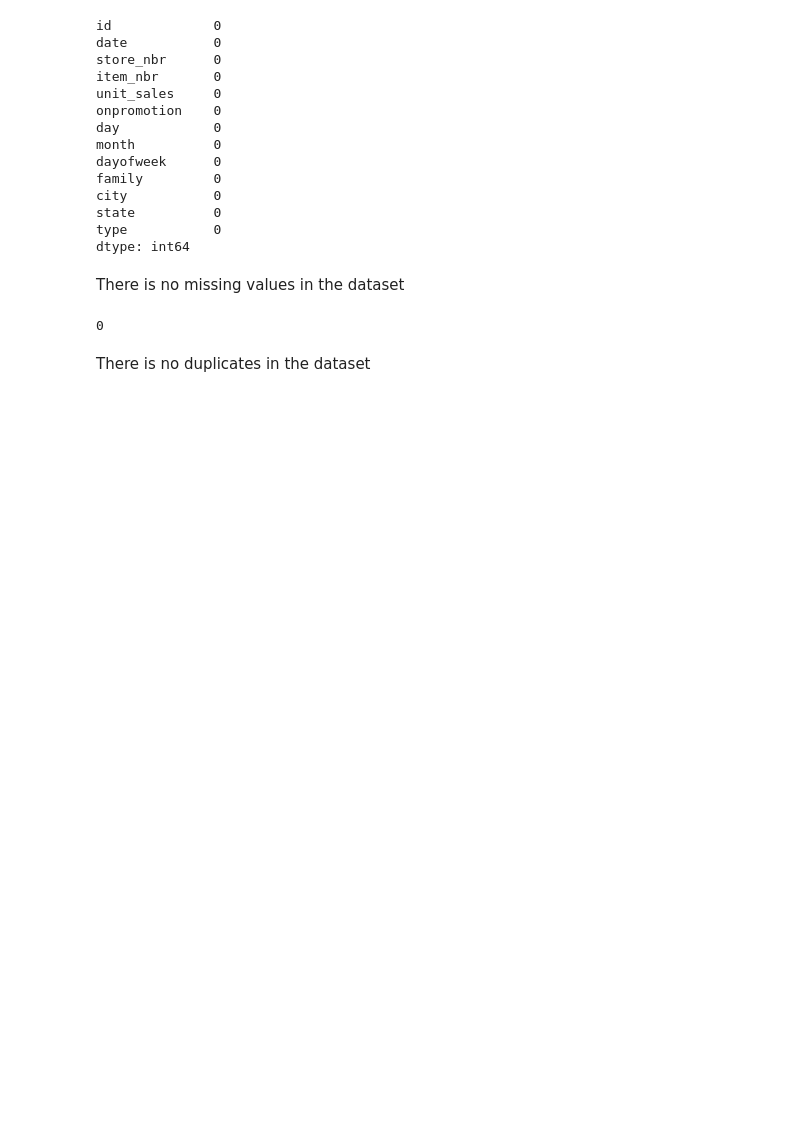
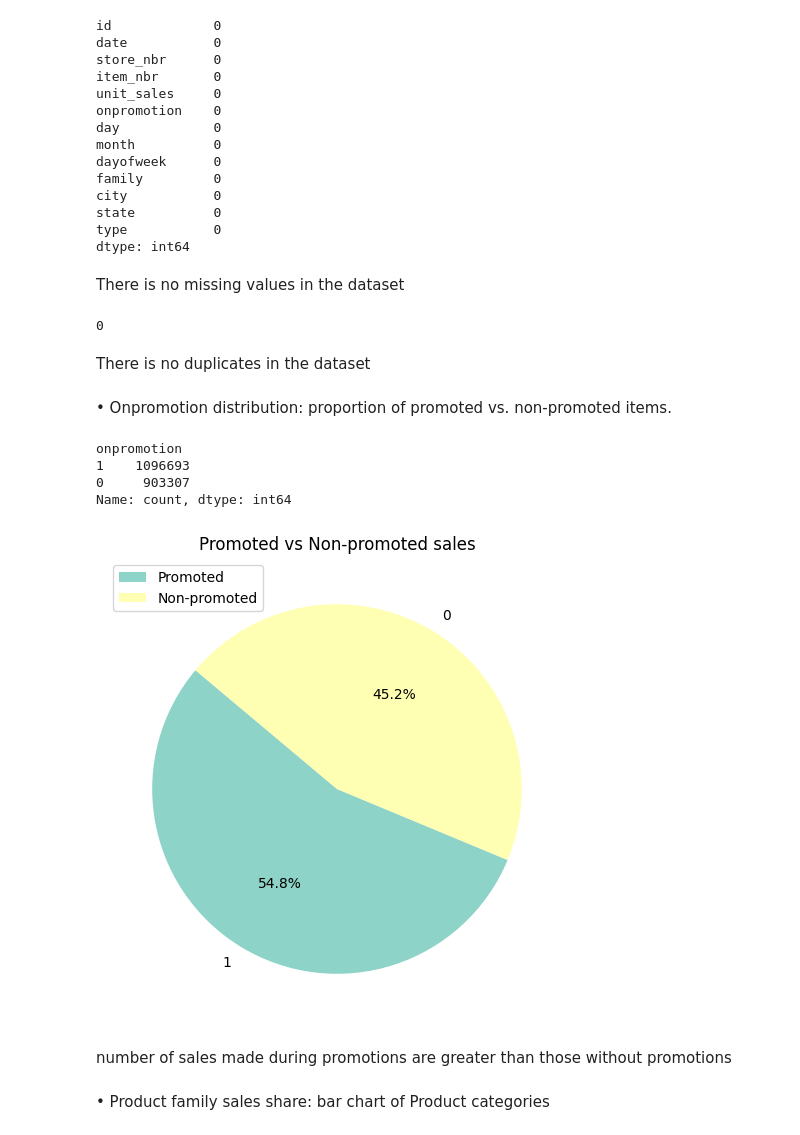
Before and after one commit to sohyla-said/Sales_Forecasting_and_Optimization_GP, a Jupyter notebook: EDA.ipynb, the cells around one changed output. Cells and saved outputs as stored; diff of their text form; code cells hidden in the pictures; blank space fills up the shorter version.

```diff
--- a/EDA.ipynb
+++ b/EDA.ipynb
@@ -75,3 +88,26 @@ print(duplicates_count)
 0
 # %% [markdown]
 There is no duplicates in the dataset
+# %% [markdown]
+•	Onpromotion distribution: proportion of promoted vs. non-promoted items.
+# %%
+# get the count for promoted and non-promoted sales
+promotion_counts = dataset['onpromotion'].value_counts()
+promotion_counts
+# %% [output]
+onpromotion
+1    1096693
+0     903307
+Name: count, dtype: int64
+# %%
+plt.figure(figsize=(12, 6))
+plt.pie(promotion_counts.values, labels=promotion_counts.index, autopct='%1.1f%%', startangle=140,colors=plt.cm.Set3.colors)
+plt.title("Promoted vs Non-promoted sales")
+plt.legend(['Promoted', 'Non-promoted'], loc='upper left')
+plt.show()
+# %% [output]
+[figure, added]
+# %% [markdown]
+number of sales made during promotions are greater than those without promotions
+# %% [markdown]
+•	Product family sales share: bar chart of Product categories
```
Also changed, not shown: parts of 16 cells of this notebook.
